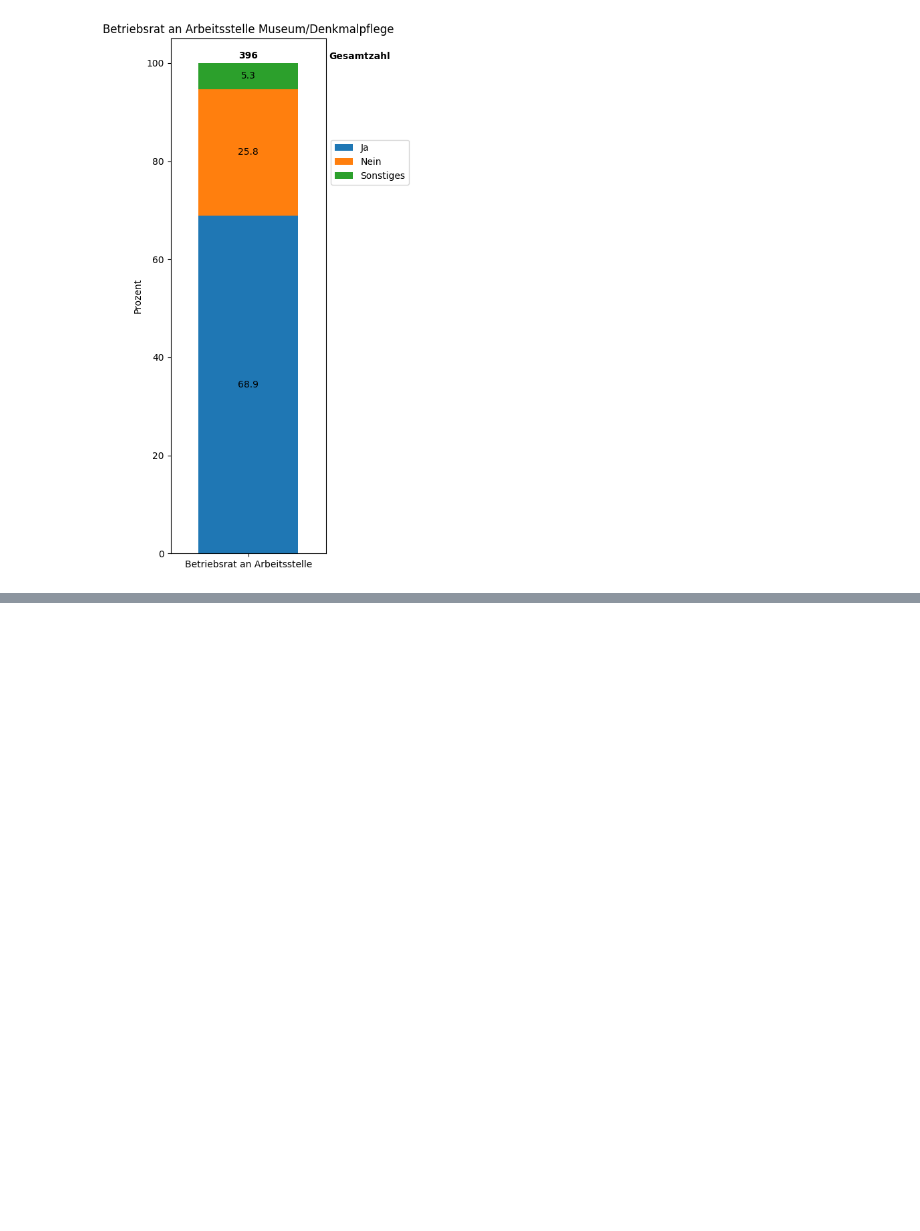
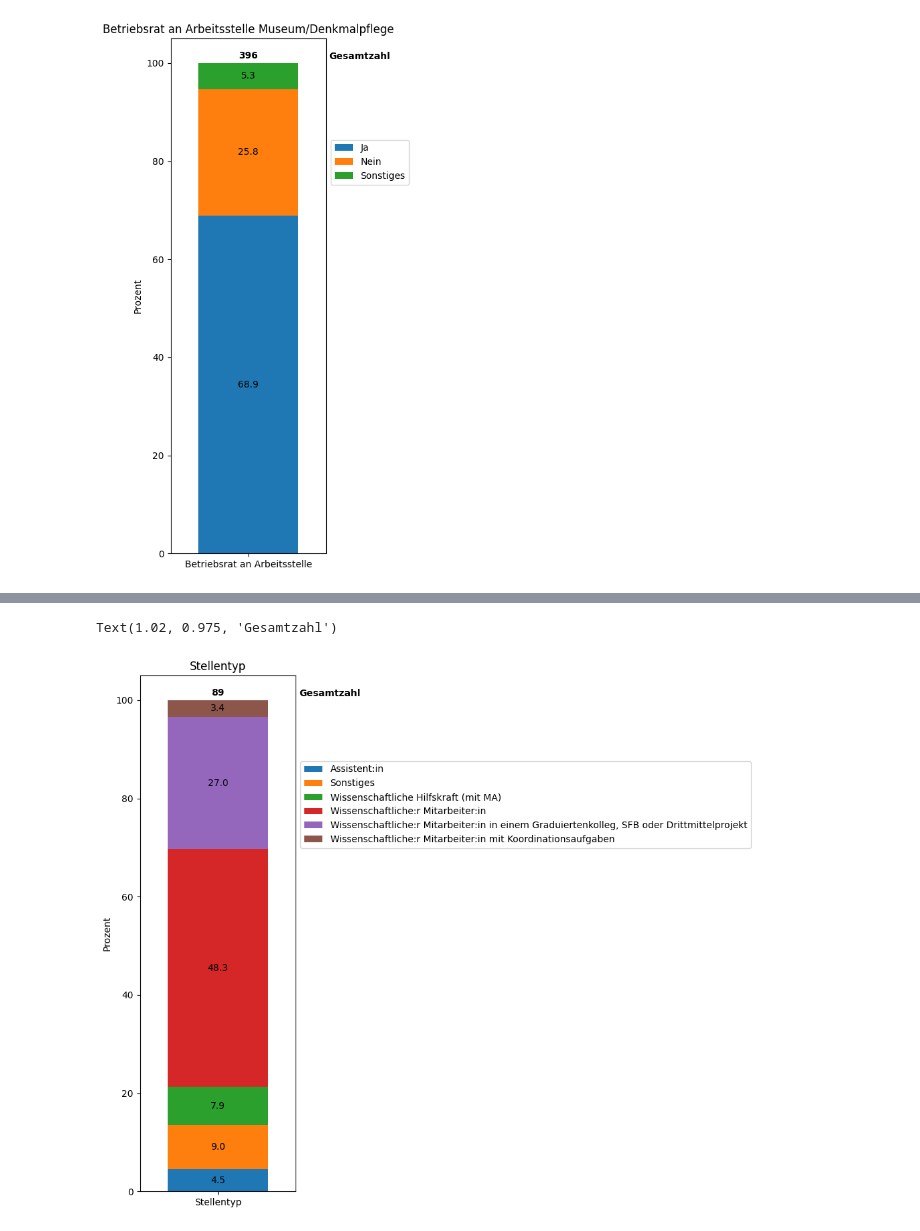
Before and after one commit to michaelgerloff/Survey_working_conditions_art_history, a Jupyter notebook: notebooks/02_Correlation_Analysis.ipynb, the cells around one changed output, grey strips where cells are left out. Cells and saved outputs as stored; diff of their text form; code cells hidden in the pictures; blank space fills up the shorter version.

Commit message:
filter out Doctoral Researcher at Universities.

```diff
--- a/notebooks/02_Correlation_Analysis.ipynb
+++ b/notebooks/02_Correlation_Analysis.ipynb
@@ -1242,0 +1267,2 @@ fig.savefig('../reports/figures/M_05_Betriebsrat.png', bbox_inches='tight', dpi=
+# %%
+temp_df, temp_perc = cross_analysis_one_hot([UH_career], ls_col_position_UH, df=DR_UH_df)
@@ -1242,0 +1275,4 @@ fig.savefig('../reports/figures/M_05_Betriebsrat.png', bbox_inches='tight', dpi=
+# %%
+# remove those columns that have have only zeroes
+temp_df = temp_df.loc[:, (temp_df != 0).any(axis=0)]
+temp_df
@@ -1242,0 +1282,3 @@ fig.savefig('../reports/figures/M_05_Betriebsrat.png', bbox_inches='tight', dpi=
+# %%
+temp_perc = [item for item in temp_df.columns.tolist() if item.endswith('Percentage')]
+temp_perc
@@ -1242,0 +1292,35 @@ fig.savefig('../reports/figures/M_05_Betriebsrat.png', bbox_inches='tight', dpi=
+# %%
+ls_exclude = [col for col in temp_df if (col.endswith('Percentage')) | (col == 'totals')]
+# get a list of university positions by first filtering out the unwanted column names and use only the string after _
+ls_position_levels_DR_UH = [item.split(sep='_')[-1] for item in temp_df.columns.to_list() if item not in ls_exclude]
+# %%
+ax = temp_df[temp_perc].plot(kind='bar',
+                        stacked=True,
+                        figsize=(3, 10),
+                        #rot=45,
+                        ylabel='Prozent',
+                        #xlabel='Karrierepfad',
+                        width=0.9,
+                        title='Stellentyp'
+                        )
+
+# add percentage labels into the bars
+for c in ax.containers:
+    # Optional: if the segment is small or 0, customize the labels
+    labels = [v.get_height() if v.get_height() > 0 else '' for v in c]
+    # remove the labels parameter if it's not needed for customized labels
+    ax.bar_label(c, fmt=lambda x: f'{x:.1f}' if x > 0 else '', label_type='center')
+
+ax.set_xticklabels(['Stellentyp'], rotation=0, ha='center', rotation_mode='anchor')
+ax.legend(loc='center left', bbox_to_anchor=(1, 0.75), labels=ls_position_levels_DR_UH)
+
+#add total values of entries above bar
+y_offset = 4
+for i, total in enumerate(temp_df['totals']):
+    ax.text(temp_df['totals'].reset_index().index[i], y= 101, s = total, ha='center',
+    weight='bold')
+
+ax.text(1.02, 0.975, 'Gesamtzahl', transform=ax.transAxes, fontsize=10, verticalalignment='top', weight='bold')
+# %% [output]
+Text(1.02, 0.975, 'Gesamtzahl')
+[figure, added]
```
Also changed, not shown: parts of 11 cells of this notebook, 1 other file.
